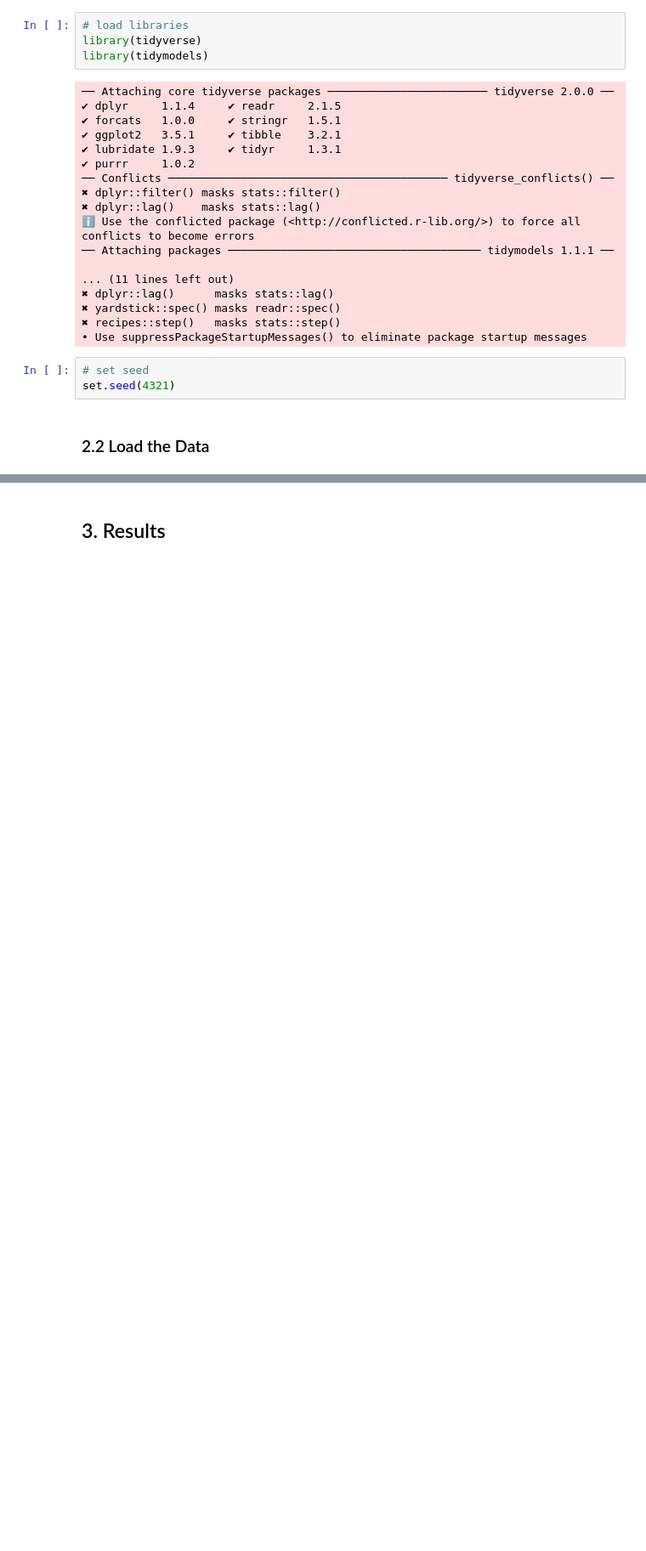
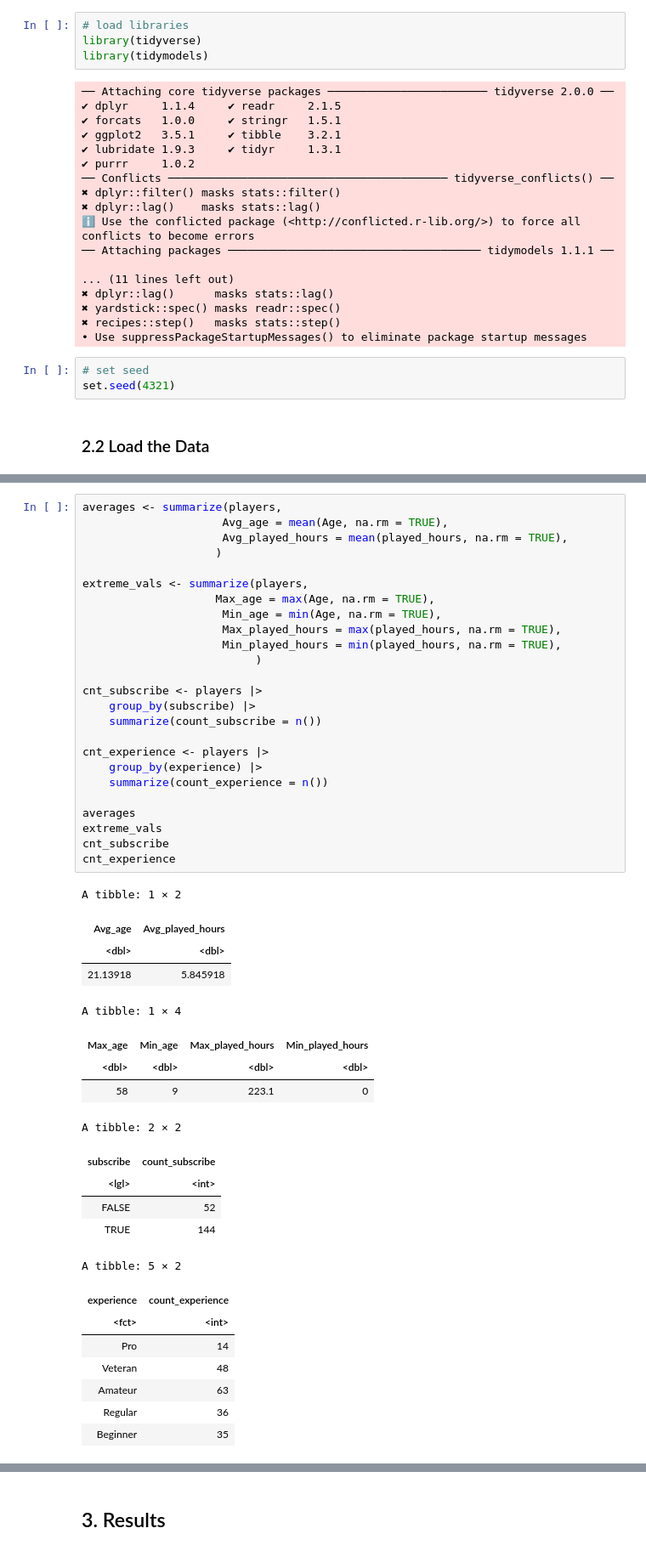
Before and after one commit to Jchox2/Project-008-24-DSCI, a Jupyter notebook: main.ipynb, the cells around one changed output, grey strips where cells are left out. Shown at 85% size. Drawn from its saved outputs; the diff is of its cells as text; blank space fills up the shorter version.

```diff
--- a/main.ipynb
+++ b/main.ipynb
@@ -54,0 +95,47 @@ set.seed(4321)
+# %%
+averages <- summarize(players,
+                     Avg_age = mean(Age, na.rm = TRUE),
+                     Avg_played_hours = mean(played_hours, na.rm = TRUE),
+                    )
+
+extreme_vals <- summarize(players,
+                    Max_age = max(Age, na.rm = TRUE),
+                     Min_age = min(Age, na.rm = TRUE),
+                     Max_played_hours = max(played_hours, na.rm = TRUE),
+                     Min_played_hours = min(played_hours, na.rm = TRUE),
+                          )
+
+cnt_subscribe <- players |>
+    group_by(subscribe) |>
+    summarize(count_subscribe = n())
+
+cnt_experience <- players |>
+    group_by(experience) |>
+    summarize(count_experience = n())
+
+averages
+extreme_vals
+cnt_subscribe
+cnt_experience
+# %% [output]
+A tibble: 1 × 2
+| Avg_age | Avg_played_hours |
+| <dbl> | <dbl> |
+| 21.13918 | 5.845918 |
+A tibble: 1 × 4
+| Max_age | Min_age | Max_played_hours | Min_played_hours |
+| <dbl> | <dbl> | <dbl> | <dbl> |
+| 58 | 9 | 223.1 | 0 |
+A tibble: 2 × 2
+| subscribe | count_subscribe |
+| <lgl> | <int> |
+| FALSE | 52 |
+| TRUE | 144 |
+A tibble: 5 × 2
+| experience | count_experience |
+| <fct> | <int> |
+| Pro | 14 |
+| Veteran | 48 |
+| Amateur | 63 |
+| Regular | 36 |
+| Beginner | 35 |
```
Also changed, not shown: parts of 13 cells of this notebook.
